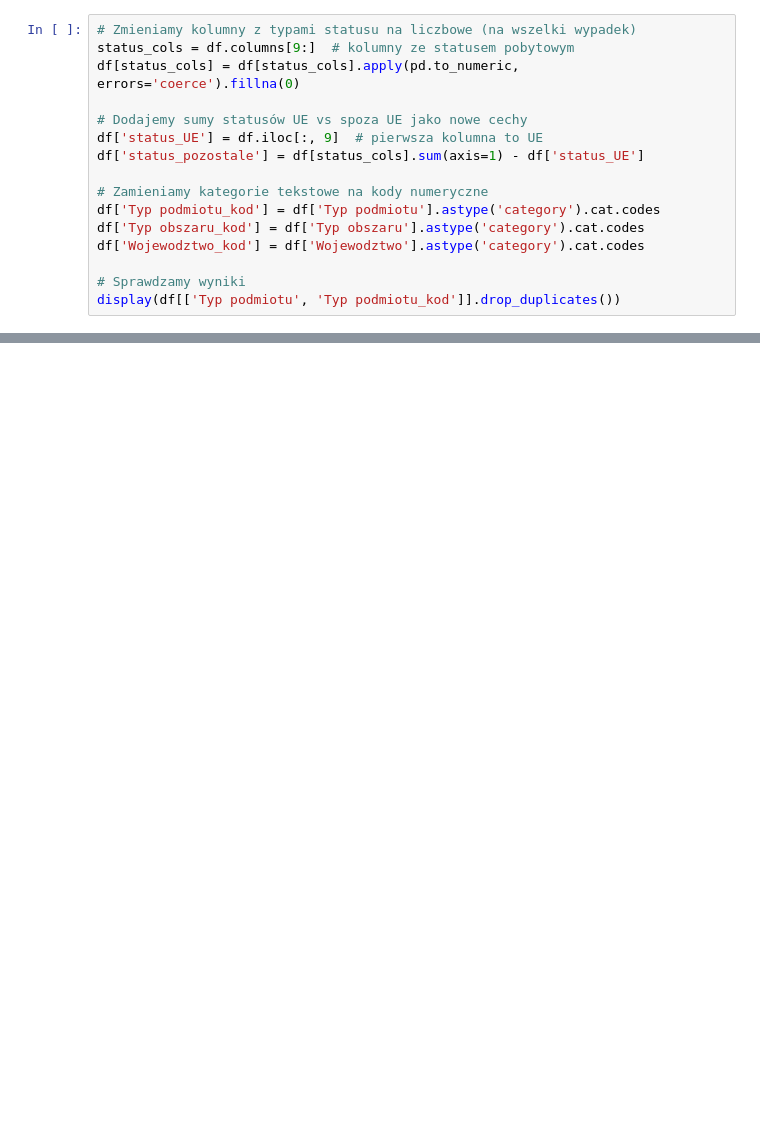
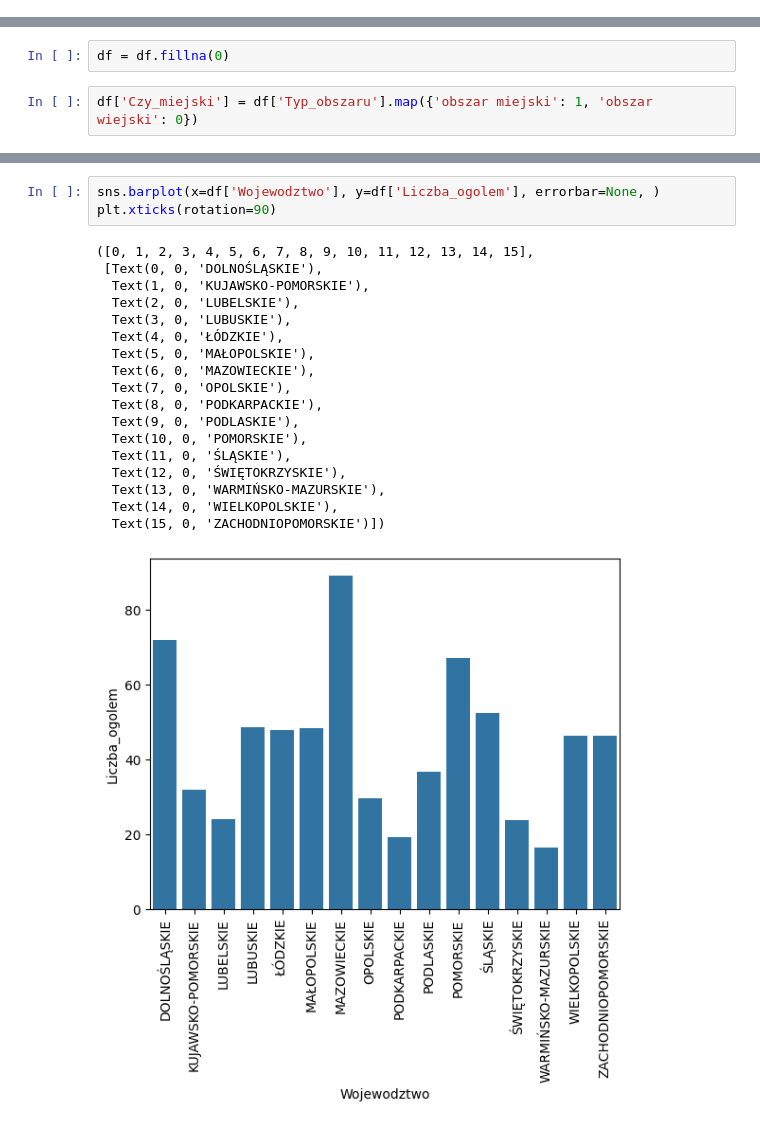
Before and after one commit to Ann-su/uczenie_maszynowe, a Jupyter notebook: EDA.ipynb, the cells around one changed output, grey strips where cells are left out. Drawn from its saved outputs; the diff is of its cells as text; blank space fills up the shorter version.

```diff
--- a/EDA.ipynb
+++ b/EDA.ipynb
@@ -80,16 +95,0 @@ dtype: int64
-# %%
-# Zmieniamy kolumny z typami statusu na liczbowe (na wszelki wypadek)
-status_cols = df.columns[9:]  # kolumny ze statusem pobytowym
-df[status_cols] = df[status_cols].apply(pd.to_numeric, errors='coerce').fillna(0)
-
-# Dodajemy sumy statusów UE vs spoza UE jako nowe cechy
-df['status_UE'] = df.iloc[:, 9]  # pierwsza kolumna to UE
-df['status_pozostale'] = df[status_cols].sum(axis=1) - df['status_UE']
-
-# Zamieniamy kategorie tekstowe na kody numeryczne
-df['Typ podmiotu_kod'] = df['Typ podmiotu'].astype('category').cat.codes
-df['Typ obszaru_kod'] = df['Typ obszaru'].astype('category').cat.codes
-df['Wojewodztwo_kod'] = df['Wojewodztwo'].astype('category').cat.codes
-
-# Sprawdzamy wyniki
-display(df[['Typ podmiotu', 'Typ podmiotu_kod']].drop_duplicates())
@@ -160,0 +184,4 @@ y shape: (7297,)
+# %%
+df = df.fillna(0)
+# %%
+df['Czy_miejski'] = df['Typ_obszaru'].map({'obszar miejski': 1, 'obszar wiejski': 0})
@@ -160,0 +320,22 @@ y shape: (7297,)
+# %%
+sns.barplot(x=df['Wojewodztwo'], y=df['Liczba_ogolem'], errorbar=None, )
+plt.xticks(rotation=90)
+# %% [output]
+([0, 1, 2, 3, 4, 5, 6, 7, 8, 9, 10, 11, 12, 13, 14, 15],
+ [Text(0, 0, 'DOLNOŚLĄSKIE'),
+  Text(1, 0, 'KUJAWSKO-POMORSKIE'),
+  Text(2, 0, 'LUBELSKIE'),
+  Text(3, 0, 'LUBUSKIE'),
+  Text(4, 0, 'ŁÓDZKIE'),
+  Text(5, 0, 'MAŁOPOLSKIE'),
+  Text(6, 0, 'MAZOWIECKIE'),
+  Text(7, 0, 'OPOLSKIE'),
+  Text(8, 0, 'PODKARPACKIE'),
+  Text(9, 0, 'PODLASKIE'),
+  Text(10, 0, 'POMORSKIE'),
+  Text(11, 0, 'ŚLĄSKIE'),
+  Text(12, 0, 'ŚWIĘTOKRZYSKIE'),
+  Text(13, 0, 'WARMIŃSKO-MAZURSKIE'),
+  Text(14, 0, 'WIELKOPOLSKIE'),
+  Text(15, 0, 'ZACHODNIOPOMORSKIE')])
+[figure, added]
```
Also changed, not shown: parts of 40 cells of this notebook, 12 other files.
